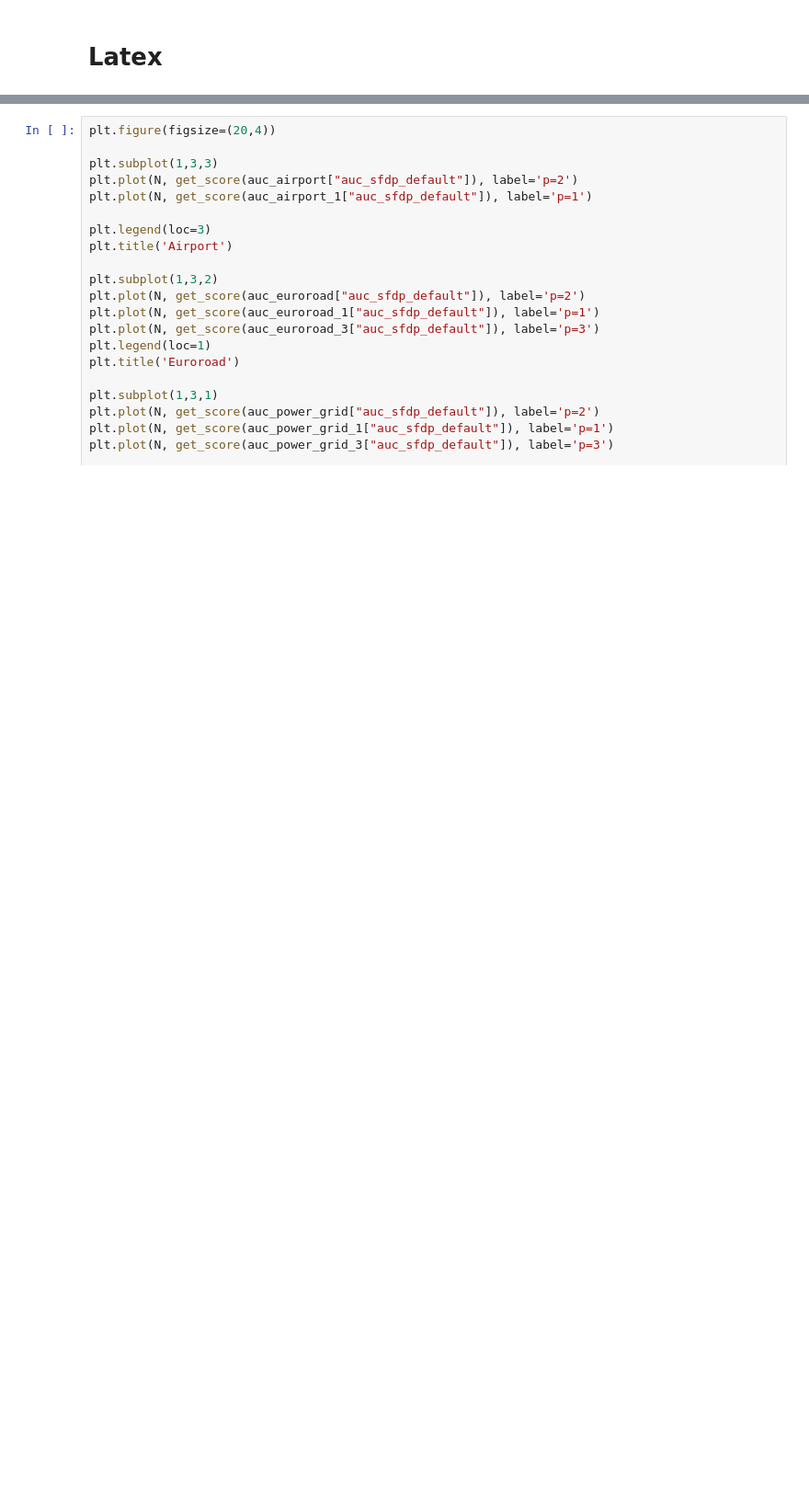
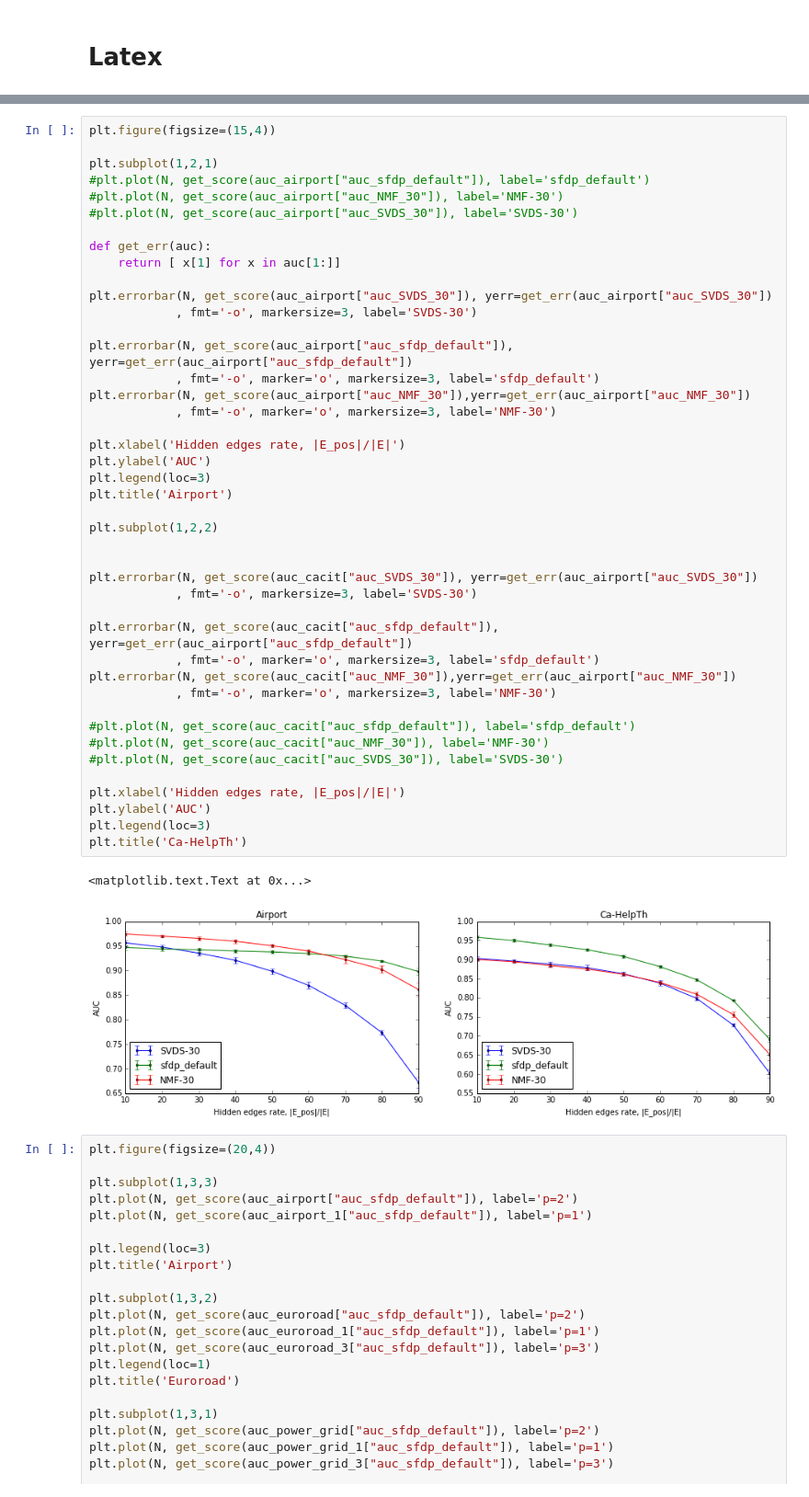
Before and after one commit to KashinYana/link-prediction, a Jupyter notebook: Degeneration.ipynb, the cells around one changed output, grey strips where cells are left out. Shown: that part at 92% size. Saved outputs shown, nothing was run; the diff lists cells and outputs as text; blank space fills up the shorter version.

```diff
--- a/Degeneration.ipynb
+++ b/Degeneration.ipynb
@@ -455,3 +477,49 @@ plt.show()
+# %%
+plt.figure(figsize=(15,4))
+
+plt.subplot(1,2,1)
+#plt.plot(N, get_score(auc_airport["auc_sfdp_default"]), label='sfdp_default')
+#plt.plot(N, get_score(auc_airport["auc_NMF_30"]), label='NMF-30')
+#plt.plot(N, get_score(auc_airport["auc_SVDS_30"]), label='SVDS-30')
+
+def get_err(auc):
+    return [ x[1] for x in auc[1:]]
+
+plt.errorbar(N, get_score(auc_airport["auc_SVDS_30"]), yerr=get_err(auc_airport["auc_SVDS_30"])
+            , fmt='-o', markersize=3, label='SVDS-30')
+
+plt.errorbar(N, get_score(auc_airport["auc_sfdp_default"]), yerr=get_err(auc_airport["auc_sfdp_default"])
+            , fmt='-o', marker='o', markersize=3, label='sfdp_default')
+plt.errorbar(N, get_score(auc_airport["auc_NMF_30"]),yerr=get_err(auc_airport["auc_NMF_30"])
+            , fmt='-o', marker='o', markersize=3, label='NMF-30')
+
+plt.xlabel('Hidden edges rate, |E_pos|/|E|')
+plt.ylabel('AUC')
+plt.legend(loc=3)
+plt.title('Airport')
+
+plt.subplot(1,2,2)
+
+
+plt.errorbar(N, get_score(auc_cacit["auc_SVDS_30"]), yerr=get_err(auc_airport["auc_SVDS_30"])
+            , fmt='-o', markersize=3, label='SVDS-30')
+
+plt.errorbar(N, get_score(auc_cacit["auc_sfdp_default"]), yerr=get_err(auc_airport["auc_sfdp_default"])
+            , fmt='-o', marker='o', markersize=3, label='sfdp_default')
+plt.errorbar(N, get_score(auc_cacit["auc_NMF_30"]),yerr=get_err(auc_airport["auc_NMF_30"])
+            , fmt='-o', marker='o', markersize=3, label='NMF-30')
+
+#plt.plot(N, get_score(auc_cacit["auc_sfdp_default"]), label='sfdp_default')
+#plt.plot(N, get_score(auc_cacit["auc_NMF_30"]), label='NMF-30')
+#plt.plot(N, get_score(auc_cacit["auc_SVDS_30"]), label='SVDS-30')
+
+plt.xlabel('Hidden edges rate, |E_pos|/|E|')
+plt.ylabel('AUC')
+plt.legend(loc=3)
+plt.title('Ca-HelpTh')
+# %% [output]
+<matplotlib.text.Text at 0x...>
+[figure, added]
 # %%
 plt.figure(figsize=(20,4))
 
```
Also changed, not shown: parts of 16 cells of this notebook.
